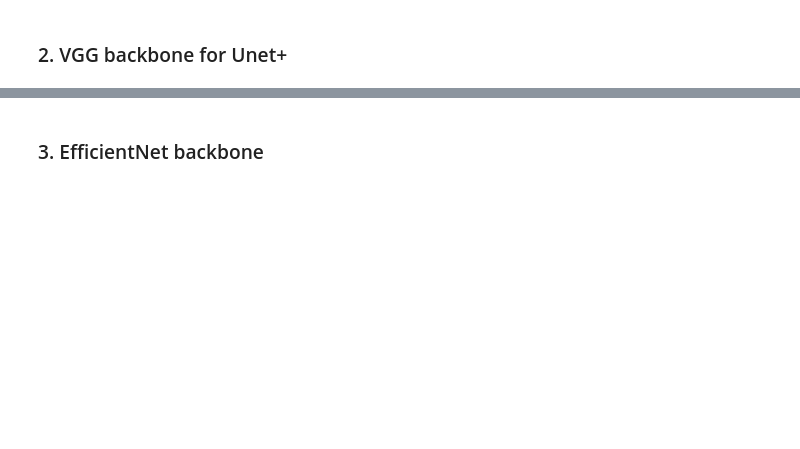
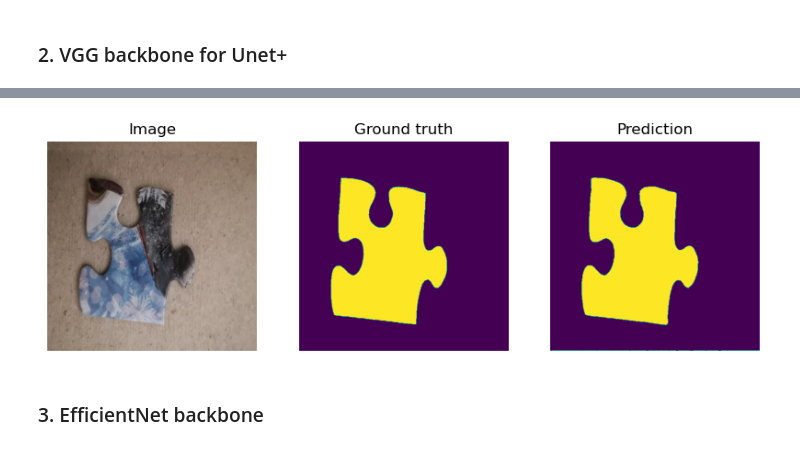
Before and after one commit to Oriinga/ComputerVisionLab, a Jupyter notebook: Lab3/Unet_variants.ipynb, the cells around one changed output, grey strips where cells are left out. Drawn from its saved outputs; the diff is of its cells as text; code cells hidden in the pictures; blank space fills up the shorter version.

```diff
--- a/Lab3/Unet_variants.ipynb
+++ b/Lab3/Unet_variants.ipynb
@@ -384,32 +447,34 @@ commit_info = smp_model.save_pretrained(
 # %%
 # Display and compare with Ground truth
 batch = next(iter(test_dataloader))
 with torch.no_grad():
-    model.eval()
-    logits = model(batch["image"])
-pr_masks = logits.sigmoid()
+    UnetVGG.eval()
+    logits = UnetVGG(batch[0])
+pr_masks = logits.sigmoid()>0.5
 for idx, (image, gt_mask, pr_mask) in enumerate(
-    zip(batch["image"], batch["mask"], pr_masks)
+    zip(batch[0], batch[1], pr_masks)
 ):
     if idx <= 4:
         plt.figure(figsize=(10, 5))
         plt.subplot(1, 3, 1)
         plt.imshow(image.numpy().transpose(1, 2, 0))
         plt.title("Image")
         plt.axis("off")
 
         plt.subplot(1, 3, 2)
         plt.imshow(gt_mask.numpy().squeeze())
         plt.title("Ground truth")
         plt.axis("off")
 
         plt.subplot(1, 3, 3)
         plt.imshow(pr_mask.numpy().squeeze())
         plt.title("Prediction")
         plt.axis("off")
         plt.show()
     else:
         break
+# %% [output]
+[figure, added]
 # %% [markdown]
 ### 3.  EfficientNet backbone
 # %%
```
Also changed, not shown: parts of 18 cells of this notebook.
